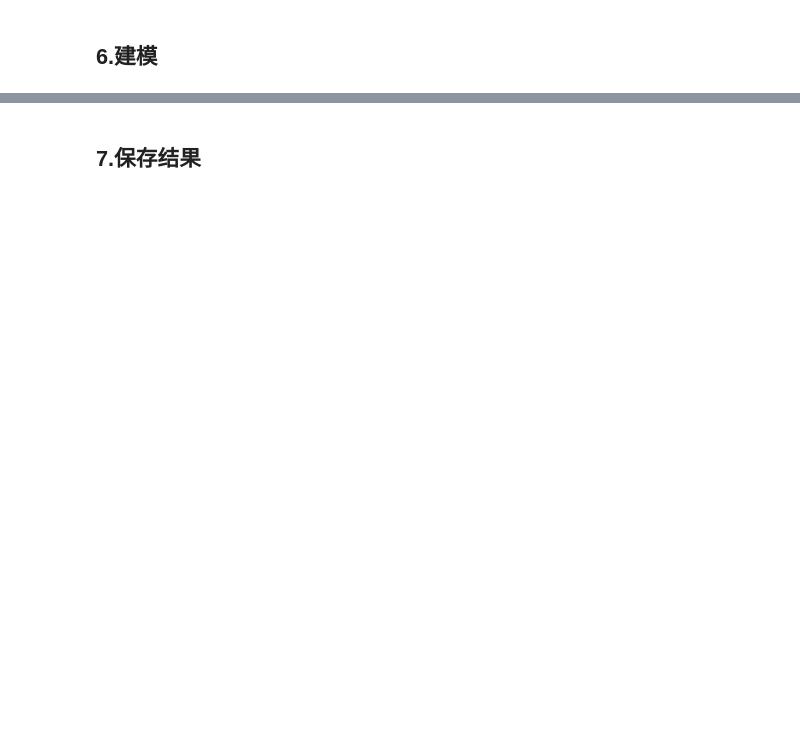
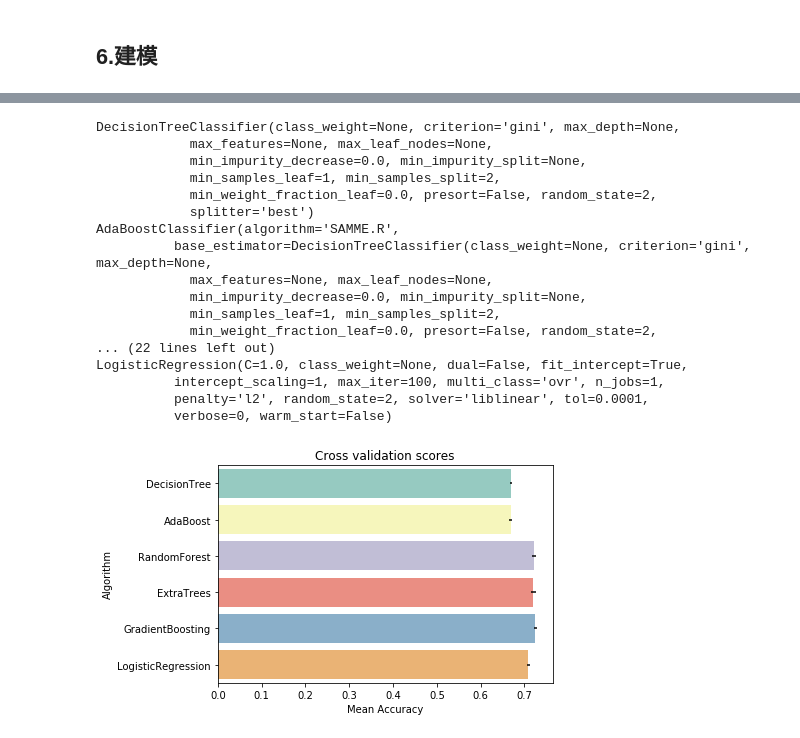
Before and after one commit to Watermelon233/MyKaggle, a Jupyter notebook: boyvsgirl/boyvsgirls.ipynb, the cells around one changed output, grey strips where cells are left out. Saved outputs shown, nothing was run; the diff lists cells and outputs as text; code cells hidden in the pictures; blank space fills up the shorter version.

```diff
--- a/boyvsgirl/boyvsgirls.ipynb
+++ b/boyvsgirl/boyvsgirls.ipynb
@@ -406,6 +570,6 @@ from sklearn.preprocessing import RobustScaler
 Rbs = RobustScaler()
 dataset =pd.DataFrame(Rbs.fit_transform(dataset))
 # %%
-#dataset = pd.concat([dataset,dummy_cat_data],axis=1)
+dataset = pd.concat([dataset,dummy_cat_data],axis=1)
 # %%
 dataset.shape
@@ -431,38 +608,55 @@ from sklearn.model_selection import GridSearchCV, cross_val_score, StratifiedKFo
 # %%
 # Cross validate model with Kfold stratified cross val
 #StratifiedKFold用法类似Kfold，但是他是分层采样，确保训练集，测试集中各类别样本的比例与原始数据集中相同
-kfold = StratifiedKFold(n_splits=10)
+kfold = StratifiedKFold(n_splits=5)
 # %%
 # Modeling step Test differents algorithms
 random_state = 2
 classifiers = []
-classifiers.append(SVC(random_state=random_state))
+#classifiers.append(SVC(random_state=random_state))
 classifiers.append(DecisionTreeClassifier(random_state=random_state))
 classifiers.append(AdaBoostClassifier(DecisionTreeClassifier(random_state=random_state),random_state=random_state,learning_rate=0.1))
 classifiers.append(RandomForestClassifier(random_state=random_state))
 classifiers.append(ExtraTreesClassifier(random_state=random_state))
 classifiers.append(GradientBoostingClassifier(random_state=random_state))
-classifiers.append(MLPClassifier(random_state=random_state))
-classifiers.append(KNeighborsClassifier())
 classifiers.append(LogisticRegression(random_state = random_state))
-classifiers.append(LinearDiscriminantAnalysis())
 # %%
 cv_results = []
 for classifier in classifiers :
-    cv_results.append(cross_val_score(classifier, X_train, y = Y_train, scoring = "accuracy", cv = kfold, n_jobs=4))
+    cv_results.append(cross_val_score(classifier, X_train, y = Y_train, scoring = "accuracy", cv = kfold, n_jobs=12))
     print(classifier)
 
 cv_means = []
 cv_std = []
 for cv_result in cv_results:
     cv_means.append(cv_result.mean())
     cv_std.append(cv_result.std())
 
-cv_res = pd.DataFrame({"CrossValMeans":cv_means,"CrossValerrors": cv_std,"Algorithm":["SVC","DecisionTree","AdaBoost",
-"RandomForest","ExtraTrees","GradientBoosting","MultipleLayerPerceptron","KNeighboors","LogisticRegression","LinearDiscriminantAnalysis"]})
+#cv_res = pd.DataFrame({"CrossValMeans":cv_means,"CrossValerrors": cv_std,"Algorithm":["SVC","DecisionTree","AdaBoost",
+#"RandomForest","ExtraTrees","GradientBoosting","MultipleLayerPerceptron","KNeighboors","LogisticRegression","LinearDiscriminantAnalysis"]})
+cv_res = pd.DataFrame({"CrossValMeans":cv_means,"CrossValerrors": cv_std,"Algorithm":["DecisionTree","AdaBoost",
+"RandomForest","ExtraTrees","GradientBoosting","LogisticRegression"]})
+
 
 g = sns.barplot("CrossValMeans","Algorithm",data = cv_res, palette="Set3",orient = "h",**{'xerr':cv_std})
 g.set_xlabel("Mean Accuracy")
 g = g.set_title("Cross validation scores")
+# %% [output]
+DecisionTreeClassifier(class_weight=None, criterion='gini', max_depth=None,
+            max_features=None, max_leaf_nodes=None,
+            min_impurity_decrease=0.0, min_impurity_split=None,
+            min_samples_leaf=1, min_samples_split=2,
+            min_weight_fraction_leaf=0.0, presort=False, random_state=2,
+            splitter='best')
+AdaBoostClassifier(algorithm='SAMME.R',
+          base_estimator=DecisionTreeClassifier(class_weight=None, criterion='gini', max_depth=None,
+            max_features=None, max_leaf_nodes=None,
+            min_impurity_decrease=0.0, min_impurity_split=None,
+            min_samples_leaf=1, min_samples_split=2,
+            min_weight_fraction_leaf=0.0, presort=False, random_state=2,
+... (22 lines left out)
+LogisticRegression(C=1.0, class_weight=None, dual=False, fit_intercept=True,
+          intercept_scaling=1, max_iter=100, multi_class='ovr', n_jobs=1,
+          penalty='l2', random_state=2, solver='liblinear', tol=0.0001,
+          verbose=0, warm_start=False)
+[figure, added]
-# %% [markdown]
-## 7.保存结果
```
Also changed, not shown: parts of 55 cells of this notebook, 2 other files.
